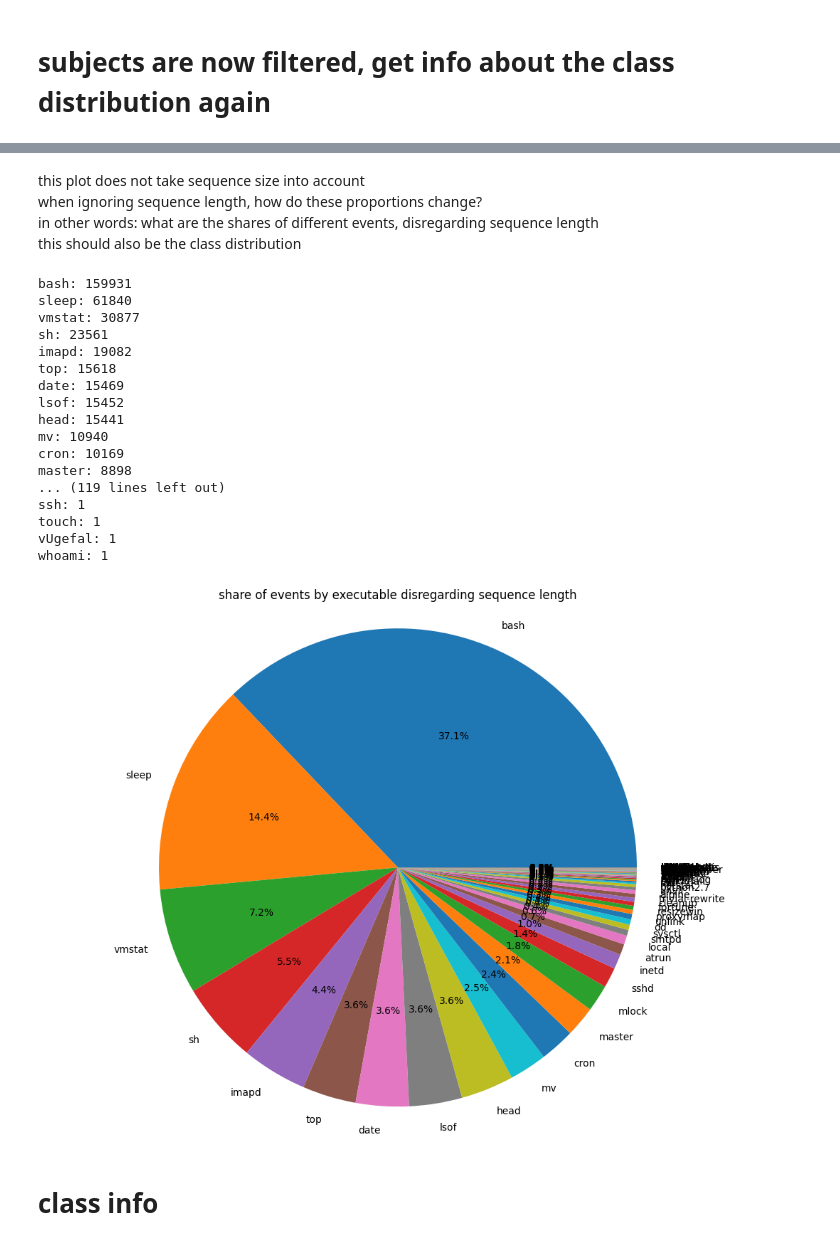
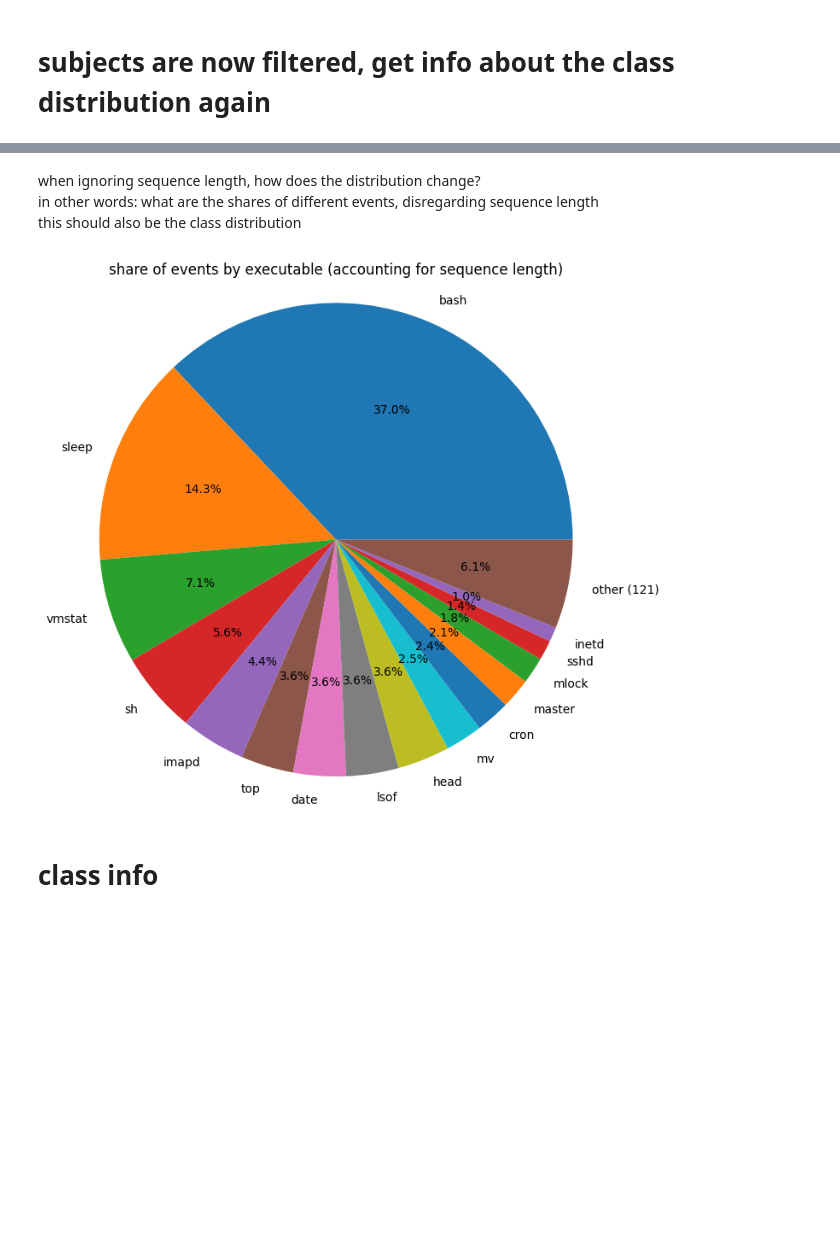
Before and after one commit to JannikRosendahl/bachelor_thesis_dataset, a Jupyter notebook: jupyter/exploration.ipynb, the cells around one changed output, grey strips where cells are left out. Drawn from its saved outputs; the diff is of its cells as text; code cells hidden in the pictures; blank space fills up the shorter version.

```diff
--- a/jupyter/exploration.ipynb
+++ b/jupyter/exploration.ipynb
@@ -5,6 +5,8 @@ import psycopg2
 import numpy as np
 import matplotlib.pyplot as plt
 import os
+
+cm = 1/2.54
 # %%
 # set matplotlib size
 def mpl_figsize(scale_factor: int | float) -> tuple[float, float]:
@@ -128,3 +143,9 @@ print(f'share of events with NULL exec: {len(result_exec_null_subject_uuids)*100
 # %% [output]
 number of events with NULL exec: 532
 share of events with NULL exec: 0.00129%
+# %%
+# write to file
+with open('data/blacklisted_subjects_nulls.txt', 'w') as f:
+    for s_uuid in result_exec_null_subject_uuids:
+        f.write(f'{s_uuid}\n')
+print(f'wrote {len(result_exec_null_subject_uuids)} subjects to file')
@@ -161,7 +184,12 @@ last_s_uuid = None
 last_exec = None
 subject_prev_execs = []
 
+rows_processed = 0
 for row in cur:
+    rows_processed += 1
+    if rows_processed % 1_000_000 == 0:
+        print(f'processed {rows_processed} rows')
+
     current_s_uuid, current_e_uuid, current_exec = row
 
     # if new subject, update last subject
@@ -170,9 +198,12 @@ for row in cur:
         subject_prev_execs.clear()
         last_exec = None
 
+    if current_exec is None:
+        continue
+
     if current_exec != last_exec:
         if current_exec in subject_prev_execs:
-            print(f'duplicate exec: {current_exec} for subject {current_s_uuid}. previous execs: {subject_prev_execs}')
+            # print(f'duplicate exec: {current_exec} for subject {current_s_uuid}. previous execs: {subject_prev_execs}')
             dup_execs_uuids.append((current_s_uuid, current_e_uuid, current_exec))
         subject_prev_execs.append(current_exec)
         last_exec = current_exec
@@ -275,62 +292,46 @@ plt.show()
 # %% [markdown]
-this plot does not take sequence size into account
-when ignoring sequence length, how do these proportions change?
+when ignoring sequence length, how does the distribution change?
 in other words: what are the shares of different events, disregarding sequence length
 this should also be the class distribution
 # %%
-query = '''
+"""query = '''
 select distinct event_subject.properties_map_exec, count(properties_map_exec) as c
 from (select distinct subject.uuid, event.properties_map_exec
 from event
 join subject
     on event.subject_uuid = subject.uuid
-where subject.uuid not in %s
 group by subject.uuid, event.properties_map_exec
 order by subject.uuid) as event_subject
 group by event_subject.properties_map_exec;
 '''
 
 cur.execute(query, (tuple(subject_blacklist),))
-classes_occurrence = cur.fetchall()
+classes_occurrence = cur.fetchall()"""
+
+
+query = '''
+select '''
 # %%
 # pie chart plot
-
 # sort by count
 classes_occurrence.sort(key=lambda x: x[1], reverse=True)
 
 labels = [row[0] for row in classes_occurrence]
 sizes = [row[1] for row in classes_occurrence]
 
-for label, size in zip(labels, sizes):
-    print(f'{label}: {size}')
+labels, sizes = group_bottom_percent(labels, sizes, 0.01)
 
 fig, ax = plt.subplots()
 ax.pie(sizes, labels=labels, autopct='%1.1f%%')
 ax.axis('equal')  # Equal aspect ratio ensures that pie is drawn as a circle.
 
 # resize
-fig.set_size_inches(mpl_figsize(2))
-plt.title('share of events by executable disregarding sequence length')
+fig.set_size_inches((20*cm, 20*cm))
+plt.title('share of events by executable (accounting for sequence length)')
 plt.show()
+plt.savefig('figures/exec_distribution_seqlen.svg')
 # %% [output]
-bash: 159931
-sleep: 61840
-vmstat: 30877
-sh: 23561
-imapd: 19082
-top: 15618
-date: 15469
-lsof: 15452
-head: 15441
-mv: 10940
-cron: 10169
-master: 8898
-... (119 lines left out)
-ssh: 1
-touch: 1
-vUgefal: 1
-whoami: 1
-[figure, old version]
+[figure, new version]
 # %% [markdown]
 # class info
 # %%
```
Also changed, not shown: parts of 10 cells of this notebook.
